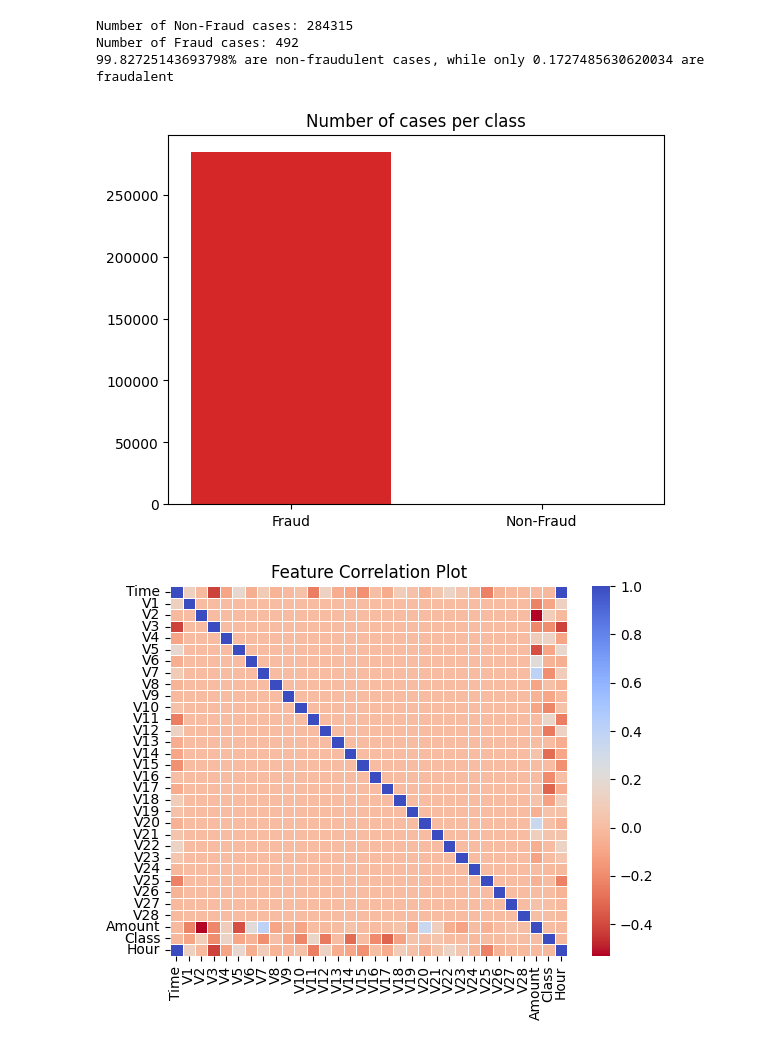
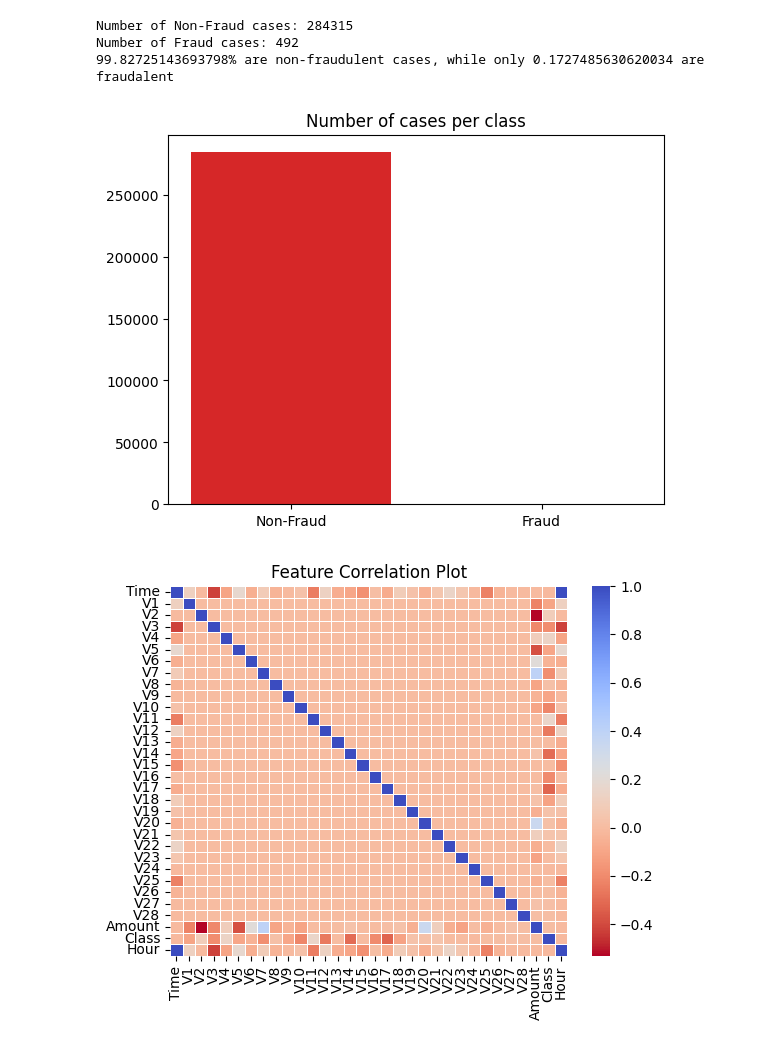
Before and after one commit to VintageDoggo/Credit-Card-Fraud-Detection, a Jupyter notebook: model_ann.ipynb, the cells around one changed output. Saved outputs shown, nothing was run; the diff lists cells and outputs as text; code cells hidden in the pictures.

```diff
--- a/model_ann.ipynb
+++ b/model_ann.ipynb
@@ -148,16 +148,16 @@ Number of Non-Fraud cases: 284315
 Number of Fraud cases: 492
 99.82725143693798% are non-fraudulent cases, while only 0.1727485630620034 are fraudalent
 # %%
-classes = ['Fraud', 'Non-Fraud']
+classes = ['Non-Fraud', 'Fraud']
 counts = [len(credit_card_dataset[credit_card_dataset.Class==0]), len(credit_card_dataset[credit_card_dataset.Class==1])]
 bar_labels = ['red', 'blue']
 bar_colors = ['tab:red', 'tab:blue']
 
 plt.bar(classes, counts, label=bar_labels, color=bar_colors)
 plt.title('Number of cases per class')
 plt.show()
 # %% [output]
-[figure, old version]
+[figure, new version]
 # %%
 correlation_matrix = credit_card_dataset.corr()
 # %%
```
Also changed, not shown: parts of 12 cells of this notebook.
